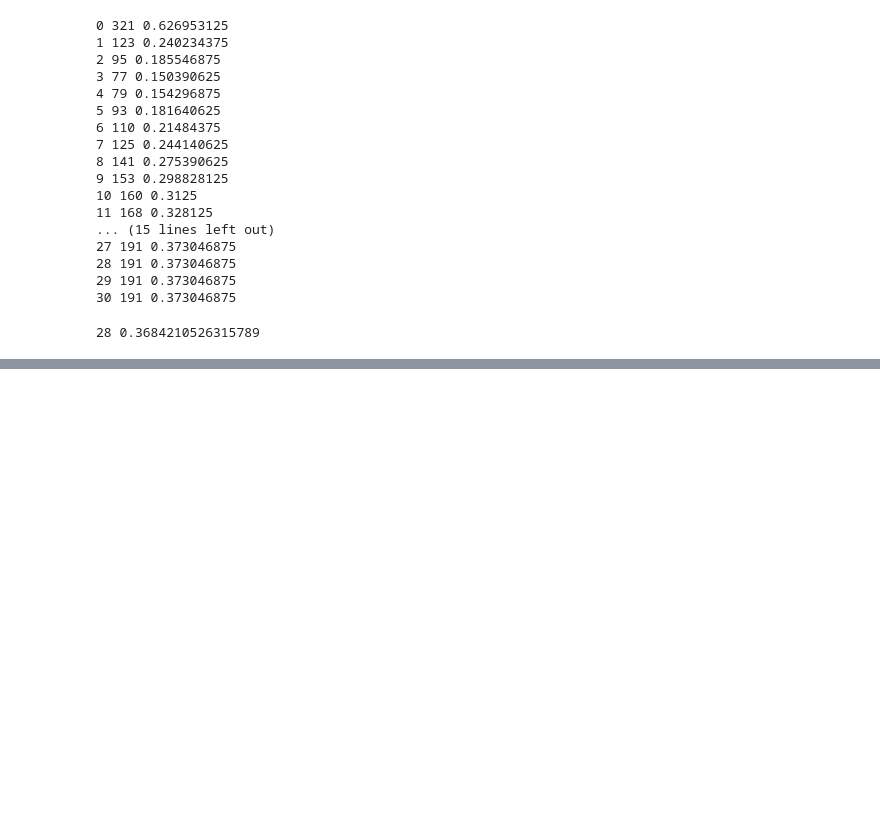
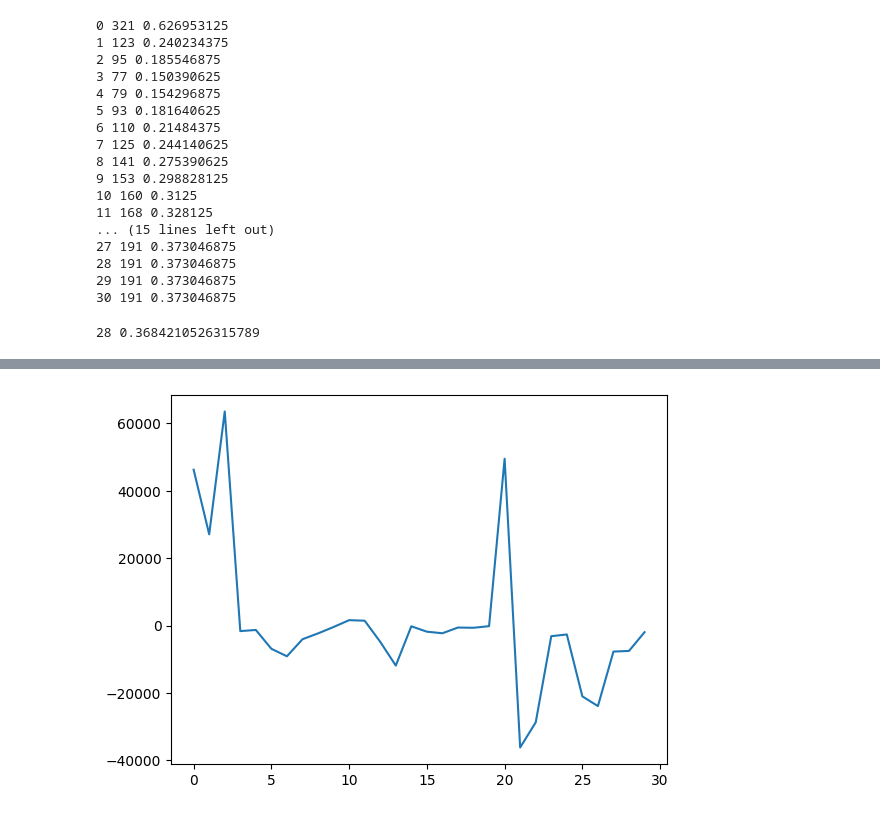
Before and after one commit to Ash-004/Deep-Learning-Fundamentals, a Jupyter notebook: MP Neuron.ipynb, the cells around one changed output, grey strips where cells are left out. Saved outputs shown, nothing was run; the diff lists cells and outputs as text; code cells hidden in the pictures; blank space fills up the shorter version.

```diff
--- a/MP Neuron.ipynb
+++ b/MP Neuron.ipynb
@@ -155,0 +270,5 @@ print(b,accuracy)
+# %%
+plt.plot(wt_matrix[-1,:])
+plt.show()
+# %% [output]
+[figure, added]
```
Also changed, not shown: parts of 10 cells of this notebook.
